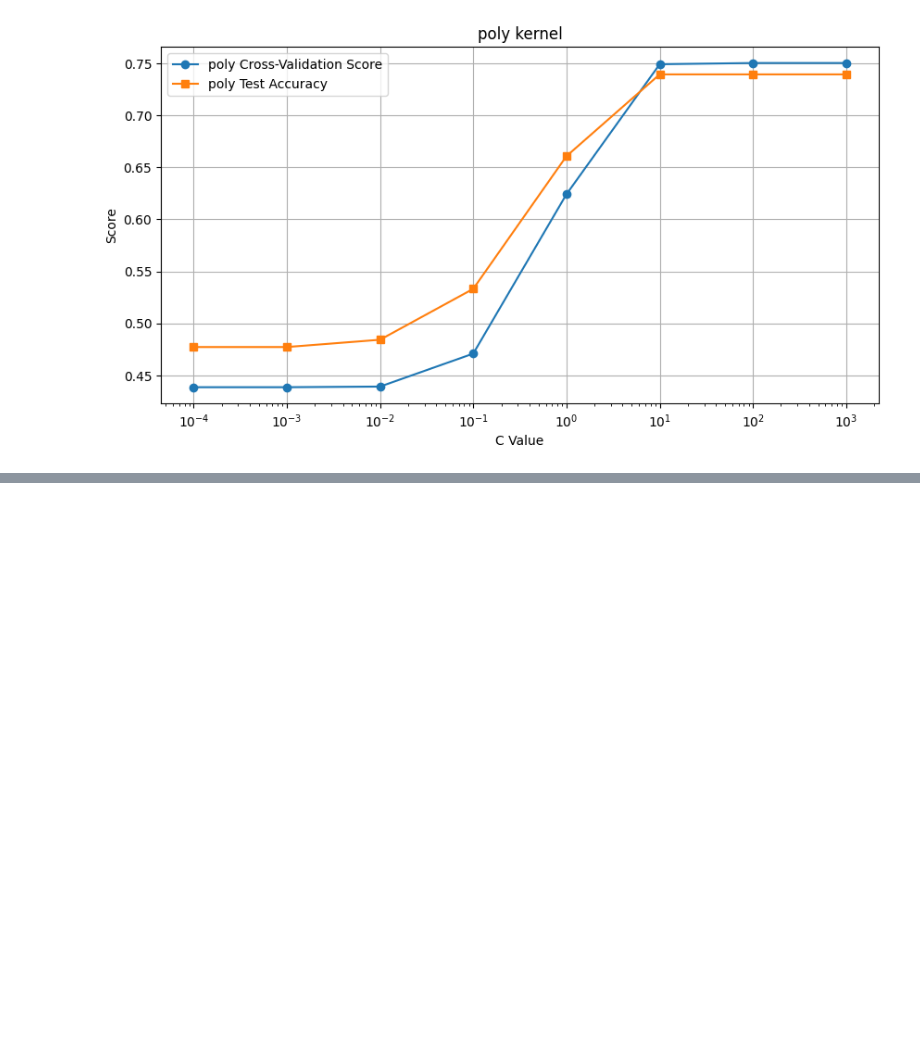
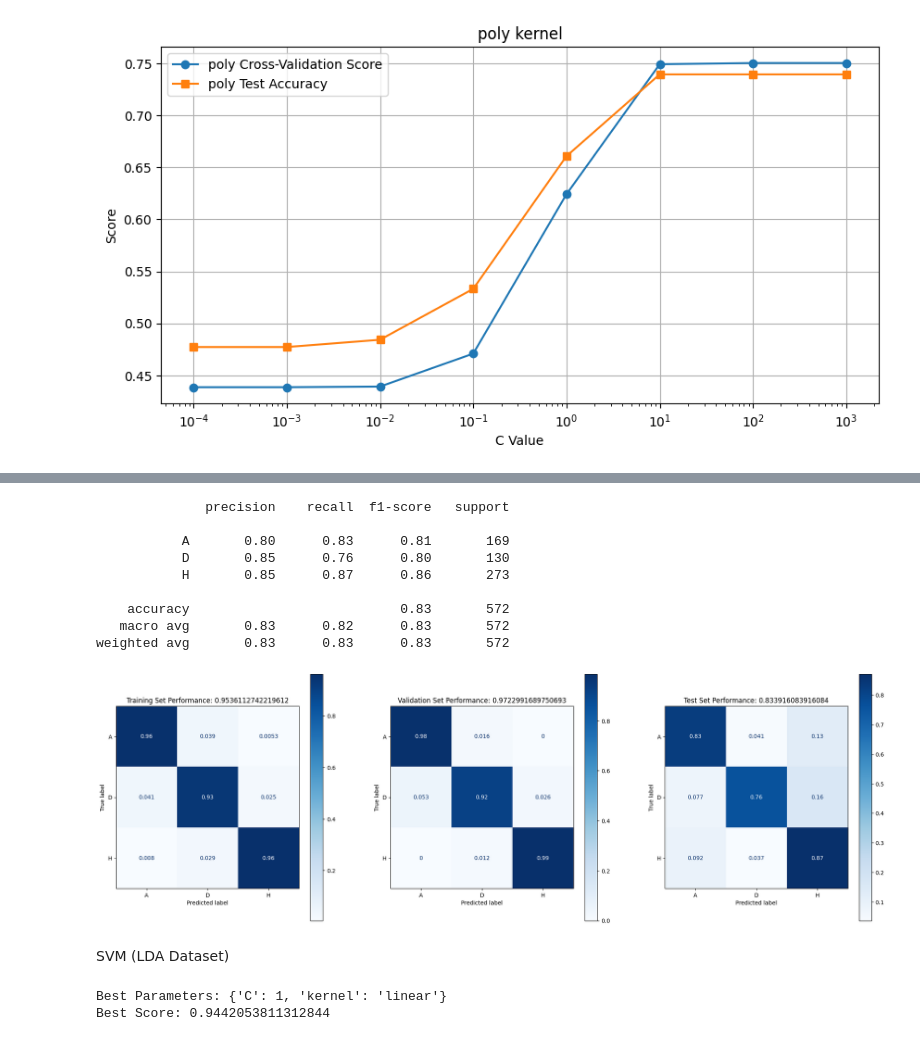
Before and after one commit to Gus-Amorim/PLMatchPredictions, a Jupyter notebook: Decision_Tree_and_SVM.ipynb, the cells around one changed output, grey strips where cells are left out. Drawn from its saved outputs; the diff is of its cells as text; code cells hidden in the pictures; blank space fills up the shorter version.

```diff
--- a/Decision_Tree_and_SVM.ipynb
+++ b/Decision_Tree_and_SVM.ipynb
@@ -444,0 +559,43 @@ plot(kernel='poly')
+# %%
+eval_model(svm_best_model, transformed_train_std, Y_train, transformed_valid_std, Y_validation, transformed_test_std, Y_test)
+print(classification_report(Y_test, svm_best_model.predict(transformed_test_std)))
+print("\n")
+# %% [output]
+              precision    recall  f1-score   support
+
+           A       0.80      0.83      0.81       169
+           D       0.85      0.76      0.80       130
+           H       0.85      0.87      0.86       273
+
+    accuracy                           0.83       572
+   macro avg       0.83      0.82      0.83       572
+weighted avg       0.83      0.83      0.83       572
+[figure, added]
+# %% [markdown]
+SVM (LDA Dataset)
+# %%
+from sklearn.model_selection import cross_val_score
+from sklearn.svm import SVC
+from sklearn.model_selection import GridSearchCV
+C_values = np.arange(1, 100, 1)
+gamma_values = np.arange(0.01, 0.0001, -0.0001)
+
+param_grid = [
+    {
+    'kernel': ['linear'],
+    'C': [0.0001, 0.001, 0.01, 0.1, 1, 10, 100, 1000]
+    }]
+
+svm = SVC(probability=True)
+svm_grid_search = GridSearchCV(svm, param_grid, cv=2)
+svm_grid_search.fit(transformed_lda_train_std, Y_train)
+svm_best_parameters = svm_grid_search.best_params_
+svm_best_score = svm_grid_search.best_score_
+svm_best_model = svm_grid_search.best_estimator_
+
+
+print(f"Best Parameters: {svm_best_parameters}")
+print(f"Best Score: {svm_best_score}")
+# %% [output]
+Best Parameters: {'C': 1, 'kernel': 'linear'}
+Best Score: 0.9442053811312844
```
Also changed, not shown: parts of 10 cells of this notebook.
